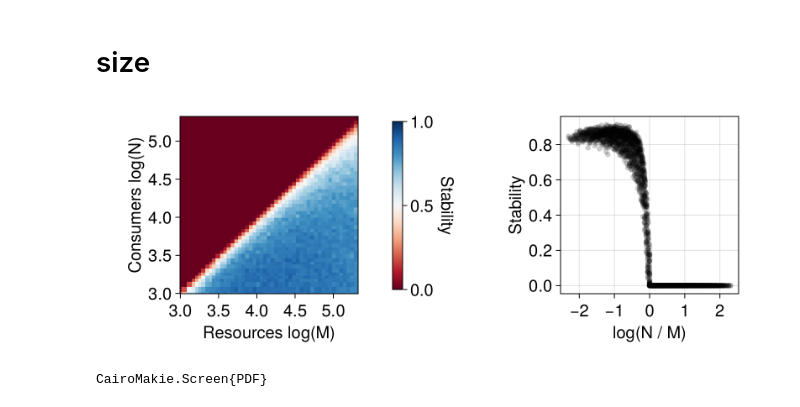
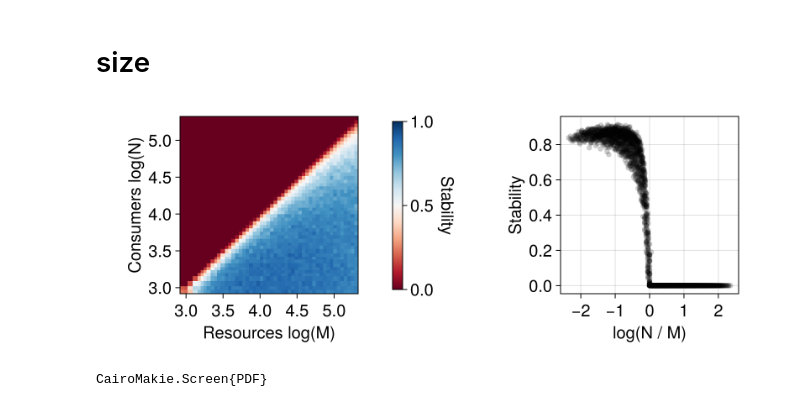
Before and after one commit to CleggTom/MiCRM_stability, a Jupyter notebook: Notebooks/Untitled1.ipynb, the cells around one changed output. Saved outputs shown, nothing was run; the diff lists cells and outputs as text; code cells hidden in the pictures.

```diff
--- a/Notebooks/Untitled1.ipynb
+++ b/Notebooks/Untitled1.ipynb
@@ -163,38 +192,41 @@ N = 50
 M = 50
 Np = 1000
 
-
 n_vec = Int.(floor.(10 .^ range(log10(20), log10(200), length = N)))
 m_vec = Int.(floor.(10 .^ range(log10(20), log10(200), length = M)))
+
+#fix graphical errorr
+n_vec[1] = 19
+m_vec[1] = 19
 
 N_mat = [n_vec[i] for i = 1:N, j = 1:M]
 M_mat = [m_vec[j] for i = 1:N, j = 1:M]
 
 stab = mean(stab,dims=3)[:,:,1]
 
 f = Figure(size = (800,300))
 
 #plot stabiltiy heatmap
 ax = Axis(f[1,1], ylabel = "Consumers log(N)", xlabel = "Resources log(M)", aspect = 1, xticklabelsize = 20, yticklabelsize = 20, xlabelsize = 20, ylabelsize = 20)
 cm = :RdBu
 
 heatmap!(ax, log.(m_vec), log.(n_vec), (stab'), colormap = (cm), colorrange = (0,1))
 Colorbar(f[1,2], colormap = (cm), label = "Stability",
     flip_vertical_label = true, labelsize = 20, ticklabelsize = 20, tellheight = false, height = 200)
 
 # cm = :RdBu
 
 ax2 = Axis(f[1,3], aspect = 1, ylabel = "Stability", xlabel = "log(N / M)", xticklabelsize = 20, yticklabelsize = 20, xlabelsize = 20, ylabelsize = 20)
 
 scatter!(ax2, log.(N_mat[:] ./ M_mat[:]), stab[:] ,  colormap = (:Blues), color = (:black, 0.2))
 
 colsize!(f.layout, 2, Relative(0.1))
 # rowgap!(f.layout,1, Relative(0.1))
 colgap!(f.layout,1 ,0.0)
 
 f
 # %% [output]
-[figure, old version]
+[figure, new version]
 # %%
 save("../Results/Figures/size_correlations.pdf", f)
 # %% [output]
```
Also changed, not shown: parts of 12 cells of this notebook.
